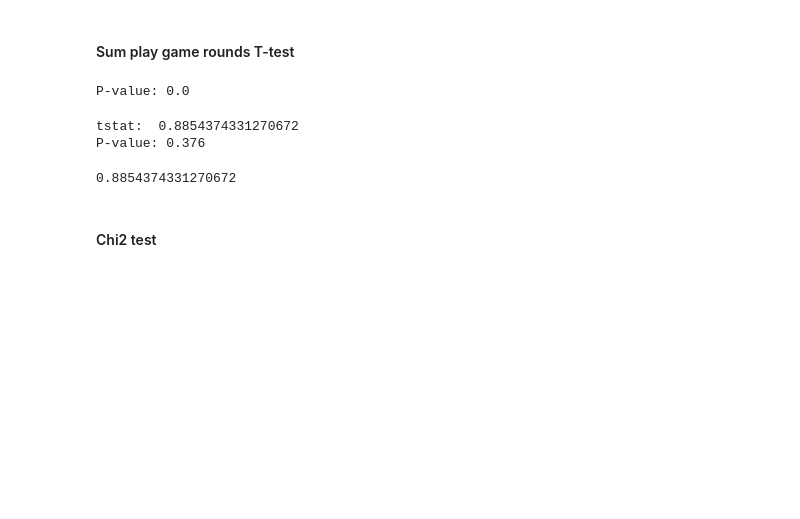
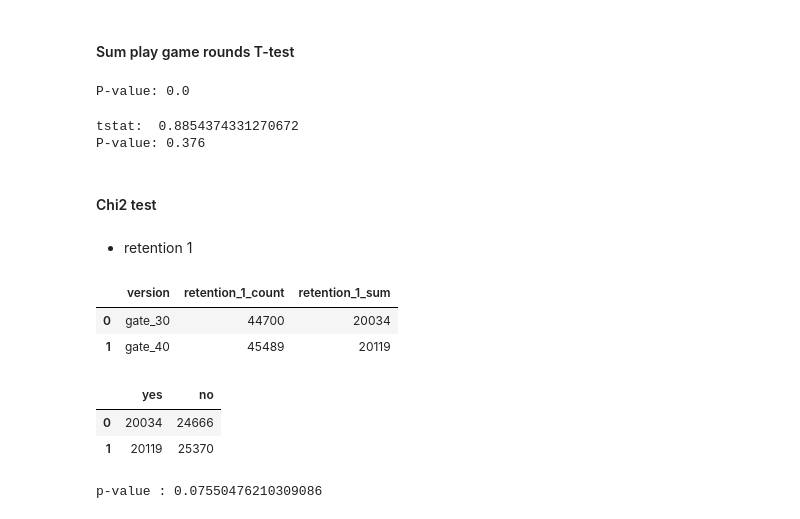
Before and after one commit to seonydg/ml-A-B-test-mobile-games-version-up, a Jupyter notebook: A-B-test-mobile-games-version-up.ipynb, the cells around one changed output. Drawn from its saved outputs; the diff is of its cells as text; code cells hidden in the pictures; blank space fills up the shorter version.

```diff
--- a/A-B-test-mobile-games-version-up.ipynb
+++ b/A-B-test-mobile-games-version-up.ipynb
@@ -307,9 +307,26 @@ print("P-value:", round(pvalue,3))
 # %% [output]
 tstat:  0.8854374331270672
 P-value: 0.376
-# %%
-tstat
-# %% [output]
-0.8854374331270672
 # %% [markdown]
 #### Chi2 test
+# %% [markdown]
+- retention 1
+# %%
+# 필요한 Data만 추출
+df_pivot_1 = df_pivot[['version', 'retention_1_count', 'retention_1_sum']]
+df_pivot_1
+# %% [output]
+|  | version | retention_1_count | retention_1_sum |
+| 0 | gate_30 | 44700 | 20034 |
+| 1 | gate_40 | 45489 | 20119 |
+# %%
+# 반응한 고객과 반응하지 않은 고객에 대한 관찰 빈도가 필요함
+df_pivot_1['retention_1_no'] = df_pivot_1['retention_1_count'] - df_pivot_1['retention_1_sum']
+df_pivot_1 = df_pivot_1[['retention_1_sum', 'retention_1_no']]
+df_pivot_1.columns = ['yes', 'no']
+
+df_pivot_1
+# %% [output]
+|  | yes | no |
+| 0 | 20034 | 24666 |
+| 1 | 20119 | 25370 |
@@ -315,0 +335,4 @@ tstat
+# %%
+print('p-value :', p_value)
+# %% [output]
+p-value : 0.07550476210309086
```
Also changed, not shown: parts of 9 cells of this notebook.
